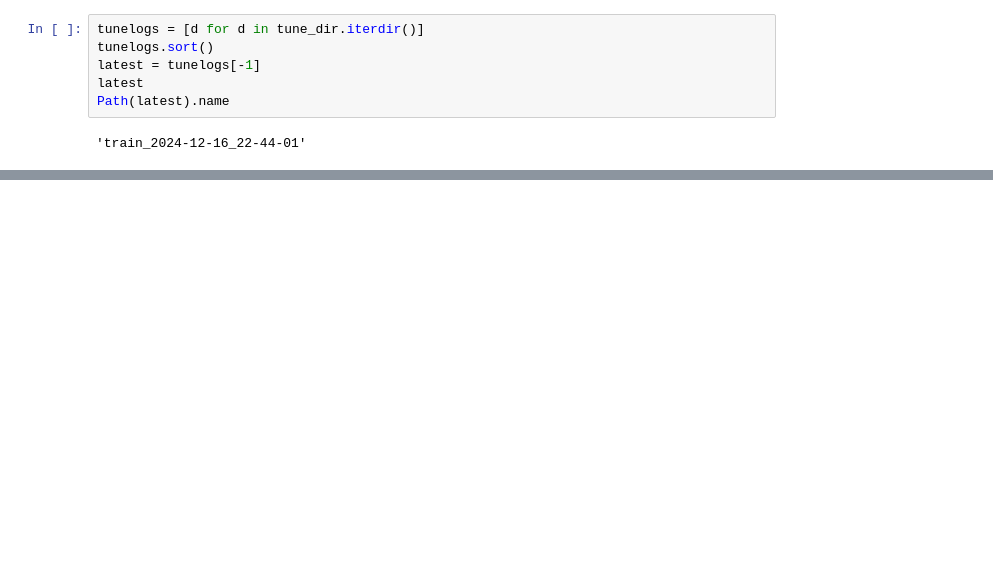
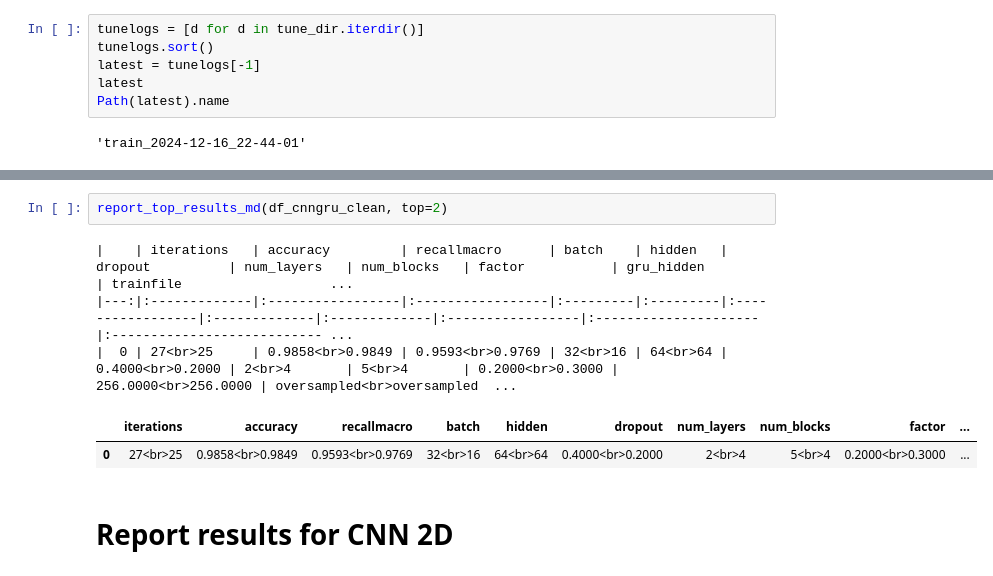
Before and after one commit to FP-byte/MADS_MachineLearning_Project, a Jupyter notebook: src/03_ray_report.ipynb, the cells around one changed output, grey strips where cells are left out. Cells and saved outputs as stored; diff of their text form; blank space fills up the shorter version.

```diff
--- a/src/03_ray_report.ipynb
+++ b/src/03_ray_report.ipynb
@@ -800,0 +263,10 @@ NameError: name 'torchviz' is not defined
+# %%
+report_top_results_md(df_cnngru_clean, top=2)
+# %% [output]
+|    | iterations   | accuracy         | recallmacro      | batch    | hidden   | dropout          | num_layers   | num_blocks   | factor           | gru_hidden           | trainfile                   ...
+|---:|:-------------|:-----------------|:-----------------|:---------|:---------|:-----------------|:-------------|:-------------|:-----------------|:---------------------|:--------------------------- ...
+|  0 | 27<br>25     | 0.9858<br>0.9849 | 0.9593<br>0.9769 | 32<br>16 | 64<br>64 | 0.4000<br>0.2000 | 2<br>4       | 5<br>4       | 0.2000<br>0.3000 | 256.0000<br>256.0000 | oversampled<br>oversampled  ...
+|  | iterations | accuracy | recallmacro | batch | hidden | dropout | num_layers | num_blocks | factor | ... |
+| 0 | 27<br>25 | 0.9858<br>0.9849 | 0.9593<br>0.9769 | 32<br>16 | 64<br>64 | 0.4000<br>0.2000 | 2<br>4 | 5<br>4 | 0.2000<br>0.3000 | ... |
+# %% [markdown]
+# Report results for CNN 2D
```
Also changed, not shown: parts of 81 cells of this notebook, 9 other files.
